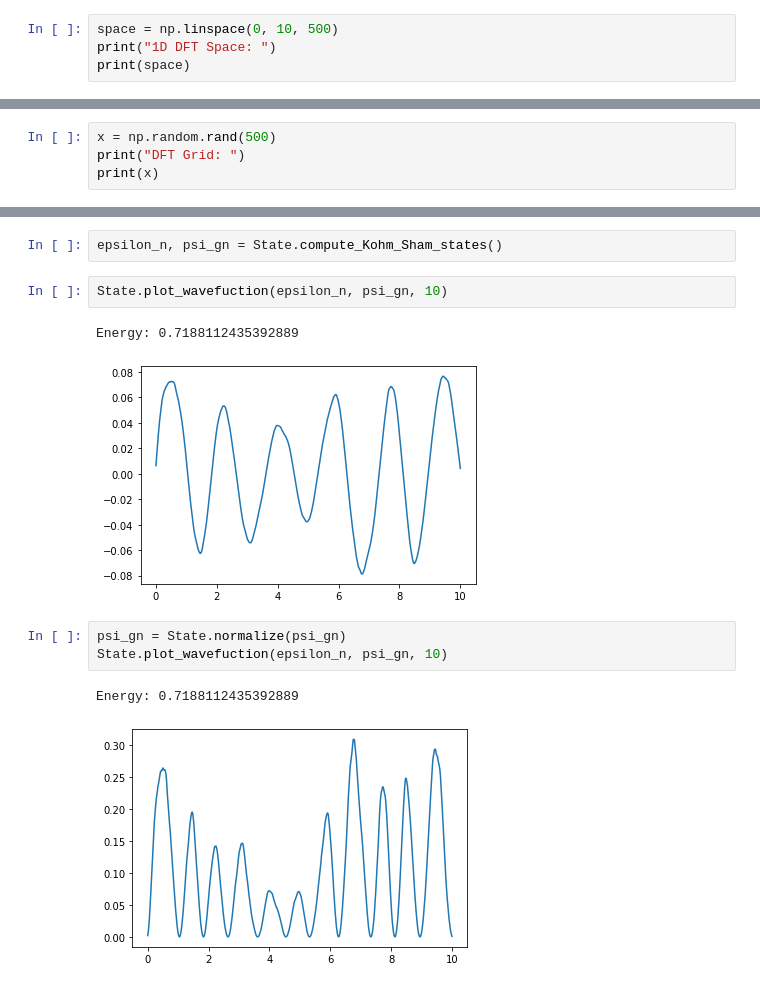
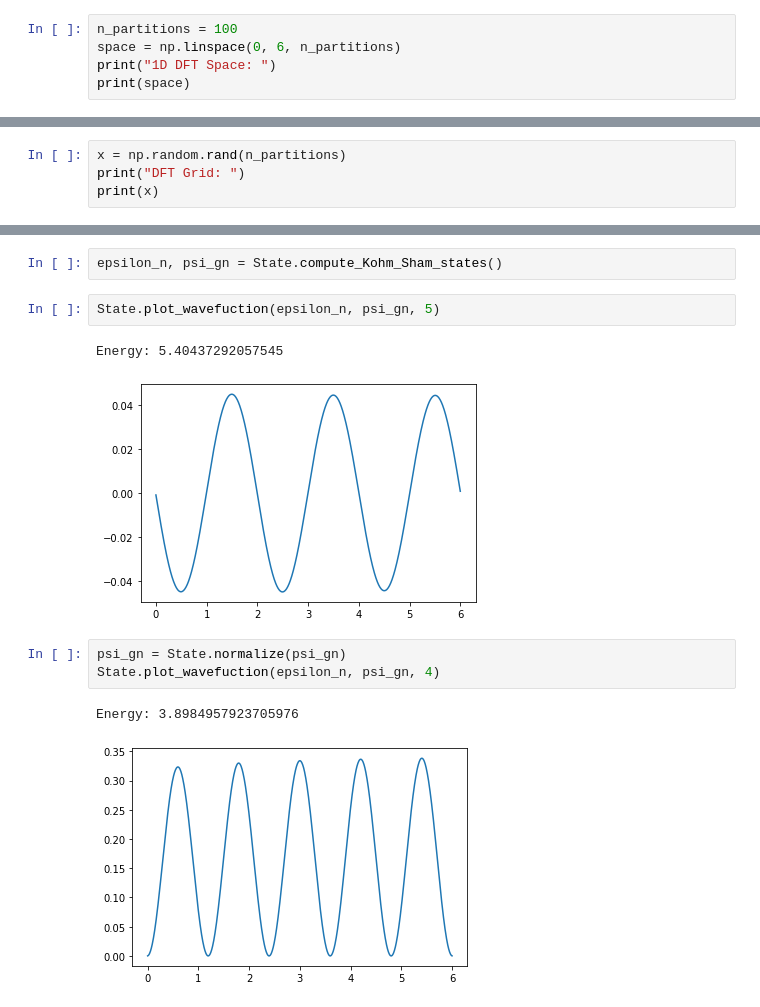
Before and after one commit to dylanh05/pyDFT, a Jupyter notebook: 1DDFT.ipynb, the cells around one changed output, grey strips where cells are left out. Cells and saved outputs as stored; diff of their text form.

```diff
--- a/1DDFT.ipynb
+++ b/1DDFT.ipynb
@@ -121,6 +162,7 @@ class DFT:
         return n
 # %%
-space = np.linspace(0, 10, 500)
+n_partitions = 100
+space = np.linspace(0, 6, n_partitions)
 print("1D DFT Space: ")
 print(space)
 # %% [output]
@@ -144,5 +186,5 @@ print(space)
 # %%
-x = np.random.rand(500)
+x = np.random.rand(n_partitions)
 print("DFT Grid: ")
 print(x)
 # %% [output]
@@ -181,14 +223,14 @@ State.plot_function_over_space(second_derivs)
 # %%
 epsilon_n, psi_gn = State.compute_Kohm_Sham_states()
 # %%
-State.plot_wavefuction(epsilon_n, psi_gn, 10)
+State.plot_wavefuction(epsilon_n, psi_gn, 5)
 # %% [output]
-Energy: 0.7188112435392889
+Energy: 5.40437292057545
-[figure, old version]
+[figure, new version]
 # %%
 psi_gn = State.normalize(psi_gn)
-State.plot_wavefuction(epsilon_n, psi_gn, 10)
+State.plot_wavefuction(epsilon_n, psi_gn, 4)
 # %% [output]
-Energy: 0.7188112435392889
+Energy: 3.8984957923705976
-[figure, old version]
+[figure, new version]
 # %%
```
Also changed, not shown: parts of 11 cells of this notebook.
